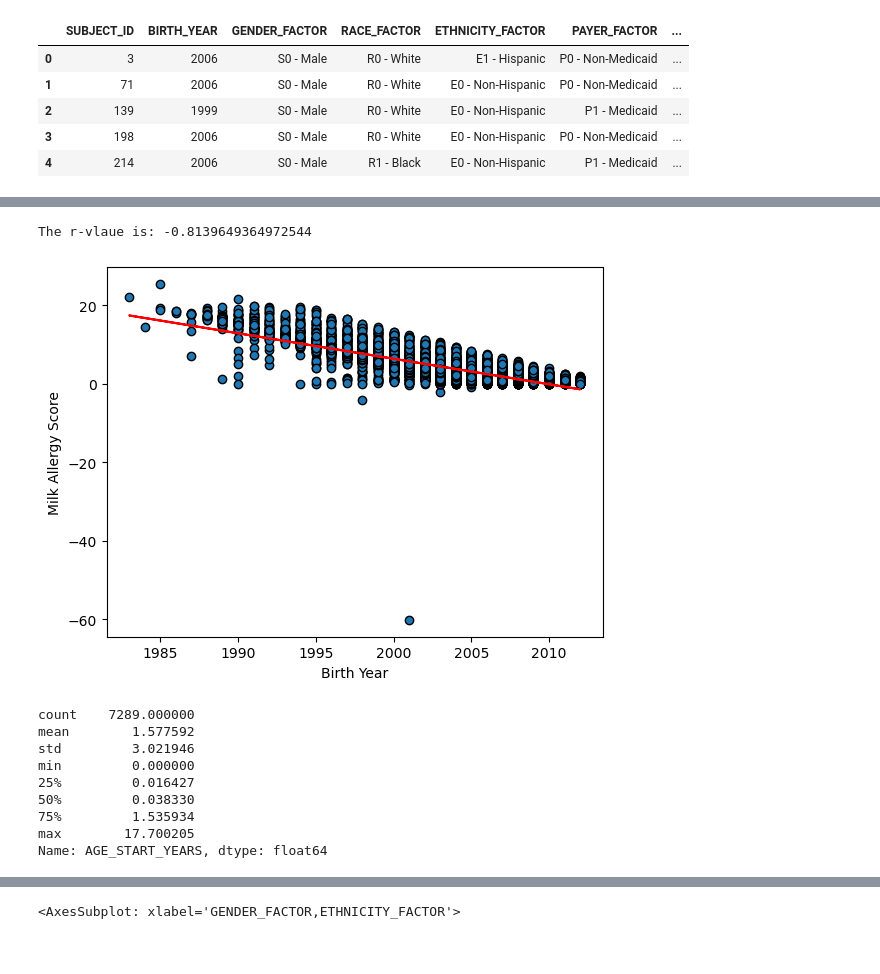
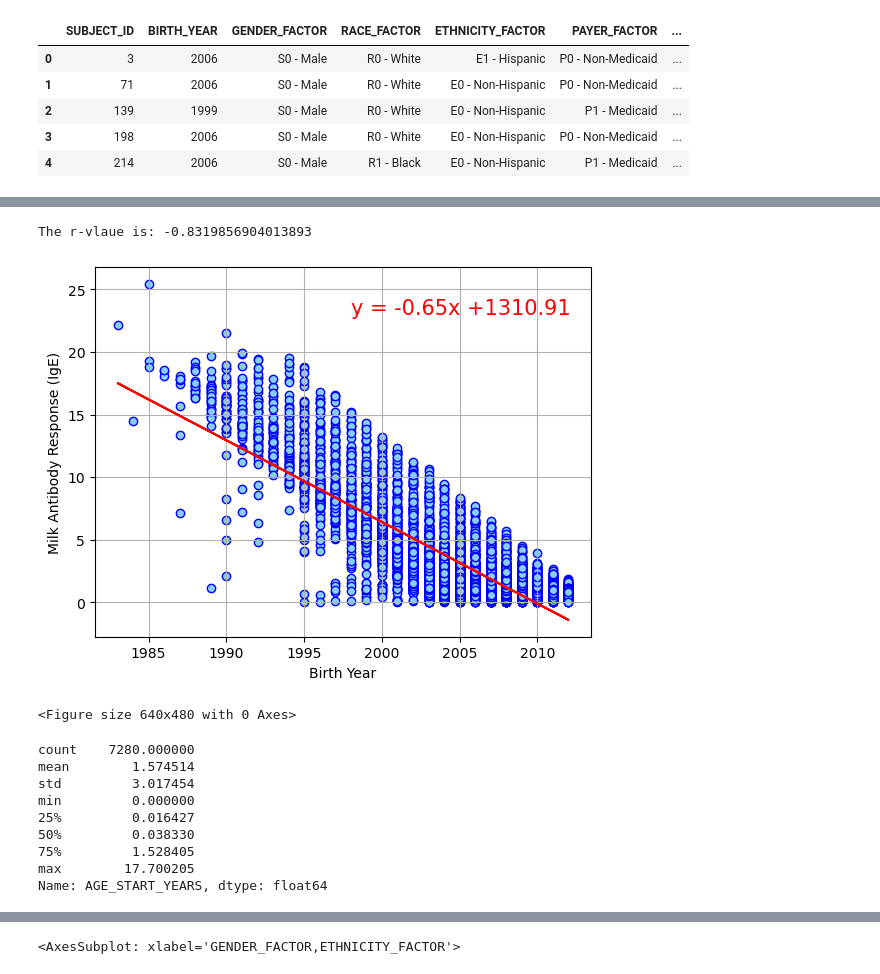
Before and after one commit to leahkrause/project_1, a Jupyter notebook: Allergy.ipynb, the cells around one changed output, grey strips where cells are left out. Saved outputs shown, nothing was run; the diff lists cells and outputs as text; code cells hidden in the pictures.

```diff
--- a/Allergy.ipynb
+++ b/Allergy.ipynb
@@ -152,7 +136,8 @@ def clean_DataFrame(allergen):
         #allergen_df_clean.iloc[index,10]=value[index]
     return allergen_df_clean
 # %%
-milk_df_clean=clean_DataFrame('milk')
+#milk dataset had negative numbers in the "MILK_ALG_START" column that were throwing off the scatter plots. Removed these 6 rows.
+milk_df_clean=clean_DataFrame('milk').loc[clean_DataFrame('milk')["MILK_ALG_START"] > 0]
 milk_df_clean.head()
 # %% [output]
 |  | SUBJECT_ID | BIRTH_YEAR | GENDER_FACTOR | RACE_FACTOR | ETHNICITY_FACTOR | PAYER_FACTOR | ... |
@@ -189,11 +174,12 @@ def createLinearRegressionPlot(x_values, y_values, x_label, y_label, annotate_xy
     line_eq = "y = " + str(round(slope,2)) + "x +" + str(round(intercept,2))
 
     # Create Plot
-    plt.scatter(x_values,y_values, edgecolors="black")
+    plt.scatter(x_values,y_values, marker="o", facecolors="lightskyblue", edgecolors="blue")
     plt.plot(x_values,regress_values,"r-")
     plt.xlabel(x_label)
     plt.ylabel(y_label)
     plt.annotate(line_eq,annotate_xy,fontsize=15,color="red")
+    plt.grid(True)
     print(f"The r-vlaue is: {rvalue}")
     plt.show()
 # %%
@@ -204,17 +192,19 @@ The r-vlaue is: 0.8311844806126376
 # %%
-createLinearRegressionPlot(milk_df_clean["BIRTH_YEAR"], milk_df_clean["MILK_ALG_START"], "Birth Year", "Milk Allergy Score",(0,-30))
+createLinearRegressionPlot(milk_df_clean["BIRTH_YEAR"], milk_df_clean["MILK_ALG_START"], "Birth Year", "Milk Antibody Response (IgE)",(1998,23))
+plt.savefig("Images/milk_response2.png")
 # %% [output]
-The r-vlaue is: -0.8139649364972544
+The r-vlaue is: -0.8319856904013893
-[figure, old version]
+[figure, new version]
+<Figure size 640x480 with 0 Axes>
 # %%
 milk_df_clean['AGE_START_YEARS'].describe()
 # %% [output]
-count    7289.000000
-mean        1.577592
-std         3.021946
+count    7280.000000
+mean        1.574514
+std         3.017454
 min         0.000000
 25%         0.016427
 50%         0.038330
-75%         1.535934
+75%         1.528405
 max        17.700205
 Name: AGE_START_YEARS, dtype: float64
```
Also changed, not shown: parts of 8 cells of this notebook.
